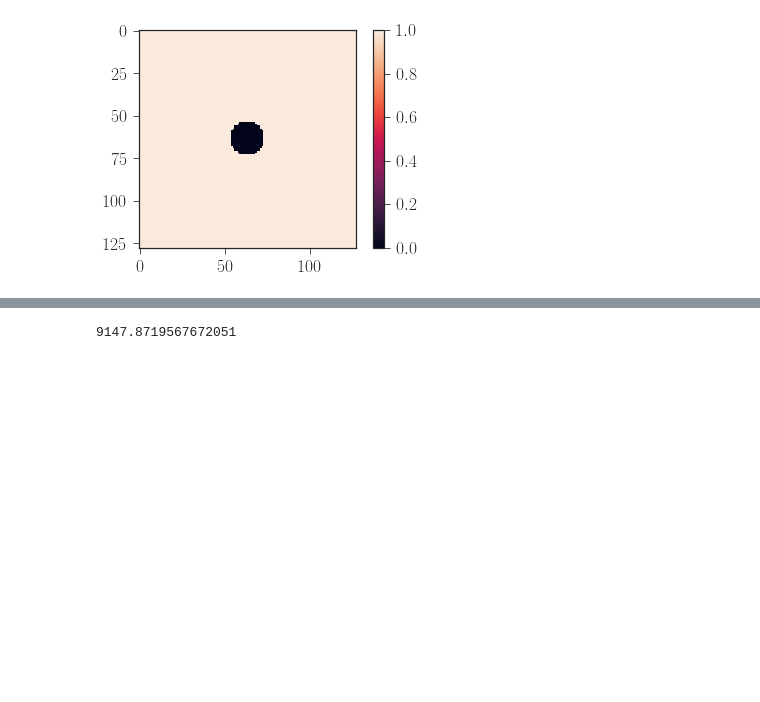
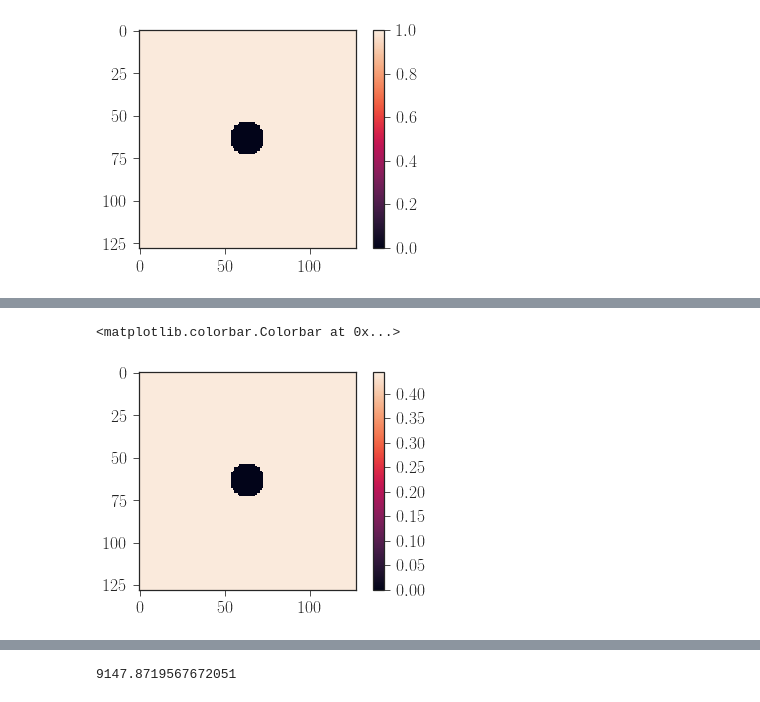
Before and after one commit to btweinstein/LB_colony_growth, a Jupyter notebook: 2018_04_23_mako_opencl_2d.ipynb, the cells around one changed output, grey strips where cells are left out. Cells and saved outputs as stored; diff of their text form; code cells hidden in the pictures; blank space fills up the shorter version.

```diff
--- a/2018_04_23_mako_opencl_2d.ipynb
+++ b/2018_04_23_mako_opencl_2d.ipynb
@@ -140,2 +142,8 @@ Kernel <copy_streamed_onto_f> was successfully vectorized (4)
 Done.
   warn(text, CompilerWarning)
+# %%
+plt.imshow(dla_colony.f_streamed.get()[:, :, 0])
+plt.colorbar()
+# %% [output]
+<matplotlib.colorbar.Colorbar at 0x...>
+[figure, added]
```
Also changed, not shown: parts of 13 cells of this notebook, 1 other file.
